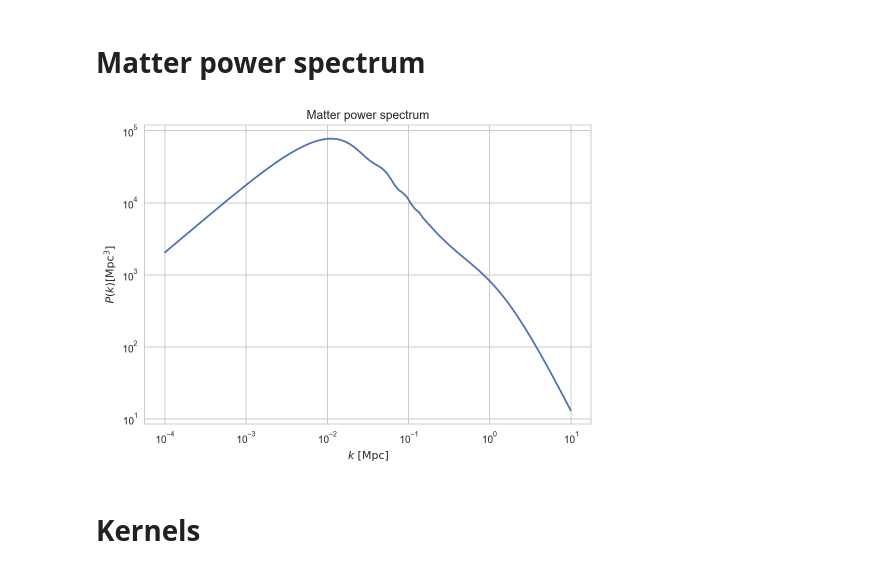
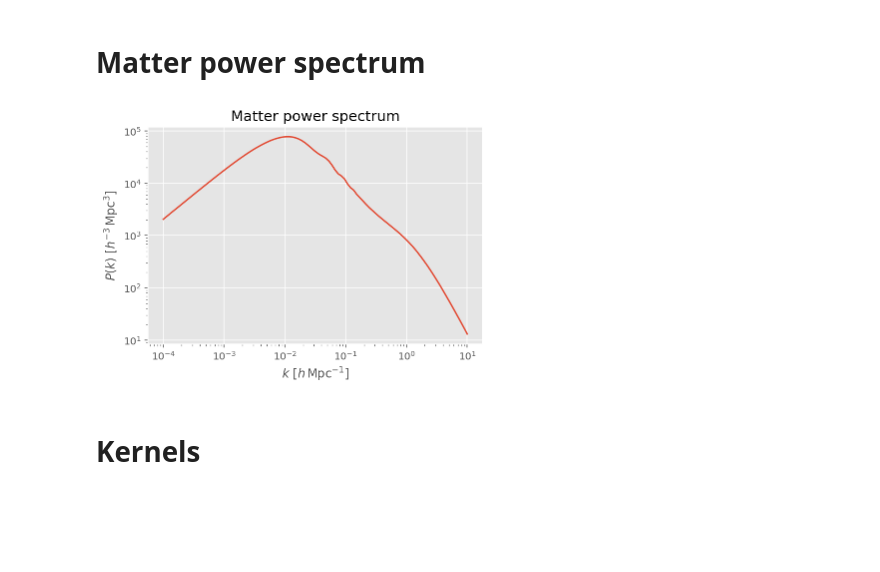
Before and after one commit to DanielLenz/quickspec, a Jupyter notebook: notebooks/fields_powerspectra.ipynb, the cells around one changed output. Saved outputs shown, nothing was run; the diff lists cells and outputs as text; code cells hidden in the pictures; blank space fills up the shorter version.

```diff
--- a/notebooks/fields_powerspectra.ipynb
+++ b/notebooks/fields_powerspectra.ipynb
@@ -13,8 +17,8 @@ import seaborn as sns
 from quickspec import lens
 from quickspec.cib import hall
 from quickspec import cosmo, mps
-# %%
-sns.set_style('whitegrid')
+# %%
+plt.style.use('ggplot')
 # %% [markdown]
 # Cosmology
 # %% [markdown]
@@ -34,15 +38,15 @@ mymps = mps.lin.mps_camb(cosmo=mycosmo, sips=initial_cond, nonlinear=True)
 # %%
 kk = np.logspace(-4, 1, 100)
 
 plt.plot(kk, mymps.p_kz(kk, z=0))
 plt.loglog()
 
 # labels & legends
 plt.title('Matter power spectrum')
-plt.xlabel(r'$k\ [\rm Mpc]$')
-plt.ylabel(r'$P(k)[\rm Mpc^3]$');
+plt.xlabel(r'$k\ [h\,\rm Mpc^{-1}]$')
+plt.ylabel(r'$P(k)\ [h^{-3}\,\rm Mpc^3]$');
 # %% [output]
-[figure, old version]
+[figure, new version]
 # %% [markdown]
 # Kernels
 # %%
```
Also changed, not shown: parts of 4 cells of this notebook, 1 other file.
